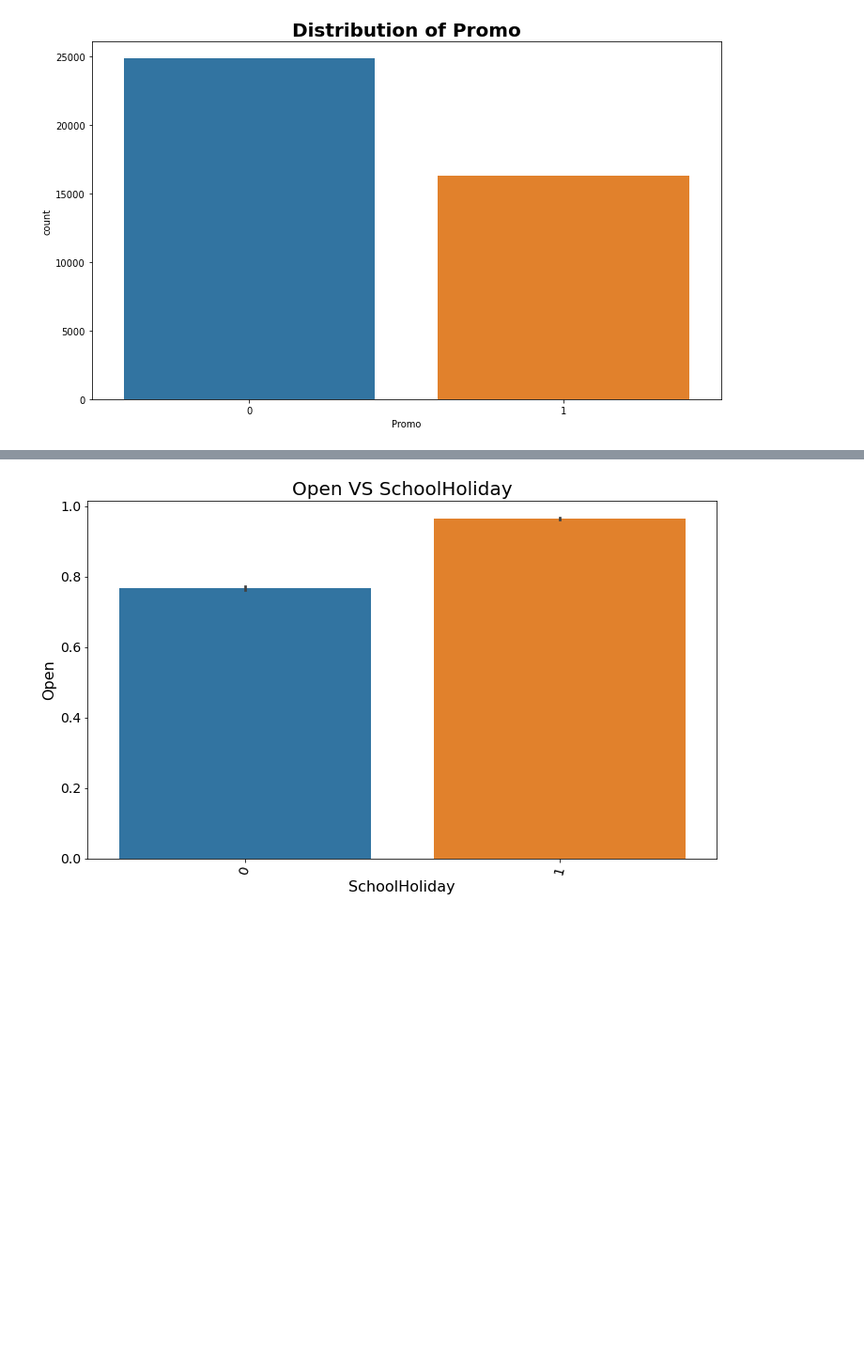
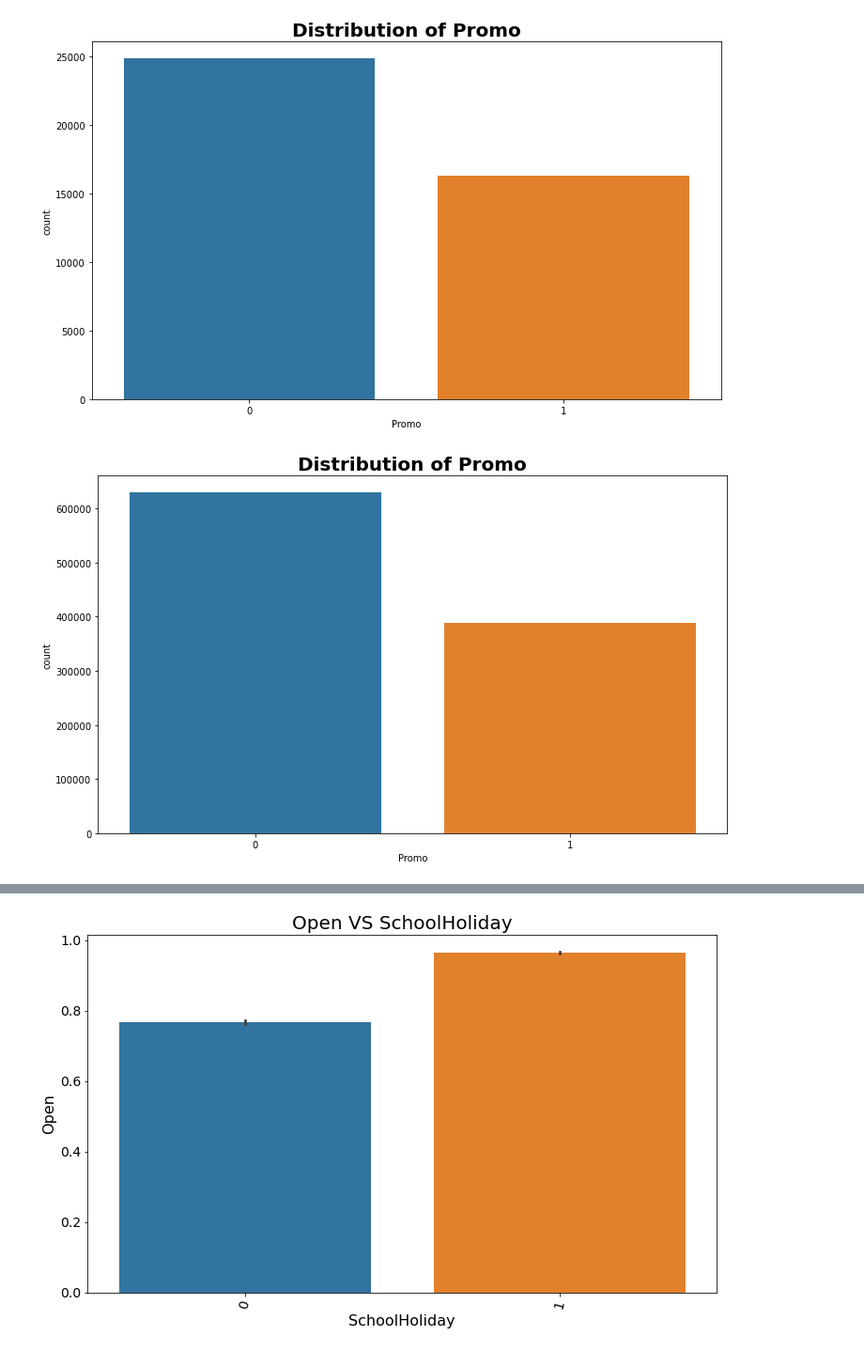
Before and after one commit to Stella-Mutacho/10Academy-Pharmaceutical-Sales-prediction-Project, a Jupyter notebook: notebooks/eda.ipynb, the cells around one changed output, grey strips where cells are left out. Shown: that part at 94% size. Saved outputs shown, nothing was run; the diff lists cells and outputs as text; code cells hidden in the pictures; blank space fills up the shorter version.

```diff
--- a/notebooks/eda.ipynb
+++ b/notebooks/eda.ipynb
@@ -146,2 +394,6 @@ plot.plot_count(test_noNull, 'Promo')
 # %% [output]
 [figure]
+# %%
+plot.plot_count(train_store, 'Promo')
+# %% [output]
+[figure, added]
```
Also changed, not shown: parts of 79 cells of this notebook.
